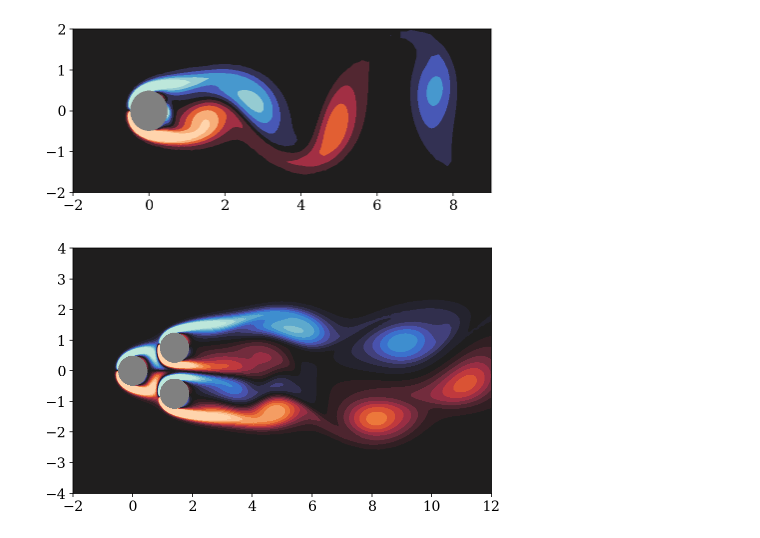
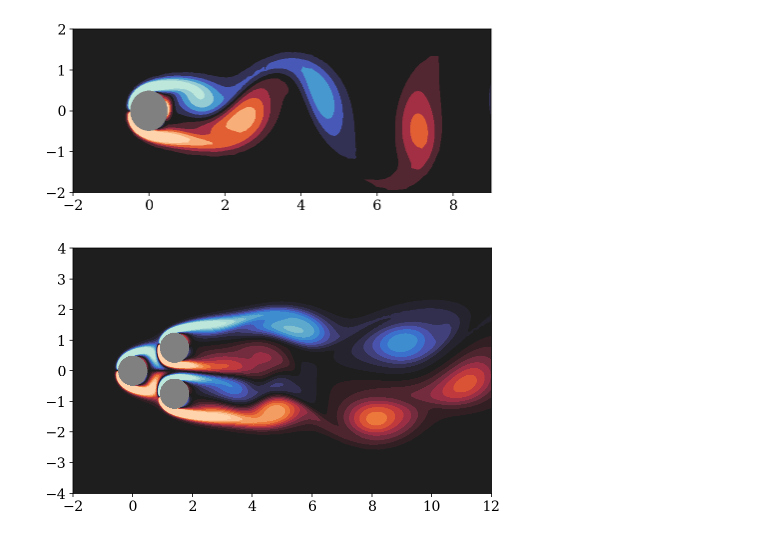
Before and after one commit to dynamicslab/hydrogym, a Jupyter notebook: notebooks/flow-config.ipynb, the cells around one changed output. Cells and saved outputs as stored; diff of their text form; code cells hidden in the pictures.

```diff
--- a/notebooks/flow-config.ipynb
+++ b/notebooks/flow-config.ipynb
@@ -16,23 +17,23 @@ mpl.rc("axes", titlesize=20)
 mpl.rc("figure", figsize=(6, 4))
 %config InlineBackend.figure_format = 'retina'
 # %%
-flow = gym.flow.Cylinder(h5_file="../examples/cylinder/output/checkpoint.h5")
+flow = gym.flow.Cylinder(h5_file="../examples/cylinder/demo/checkpoint.h5")
 
 fig, ax = plt.subplots(1, 1, figsize=(7.5, 3))
 levels = np.linspace(-3, 3, 10)
 fd.tricontourf(
     flow.vorticity(),
     levels=levels,
     axes=ax,
     extend="both",
     cmap=sns.color_palette("icefire", as_cmap=True),
 )
 ax.set_xlim([-2, 9])
 ax.set_ylim([-2, 2])
 ax.set_facecolor("grey")
 plt.show()
 # %% [output]
-[figure, old version]
+[figure, new version]
 # %%
 flow = gym.flow.Pinball(h5_file="../examples/pinball/130_output/checkpoint.h5")
 
```
Also changed, not shown: parts of 4 cells of this notebook, 13 other files.
